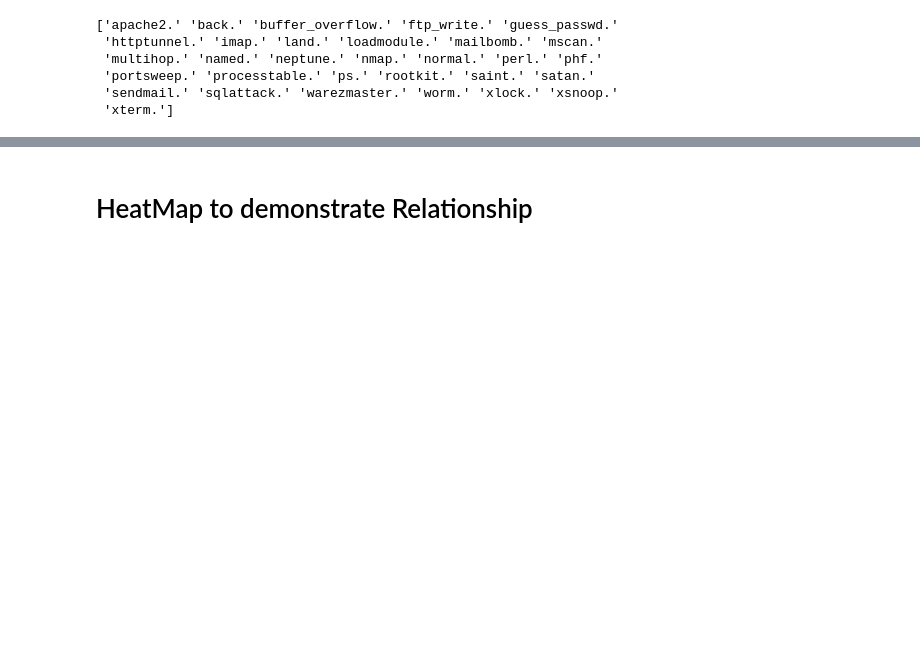
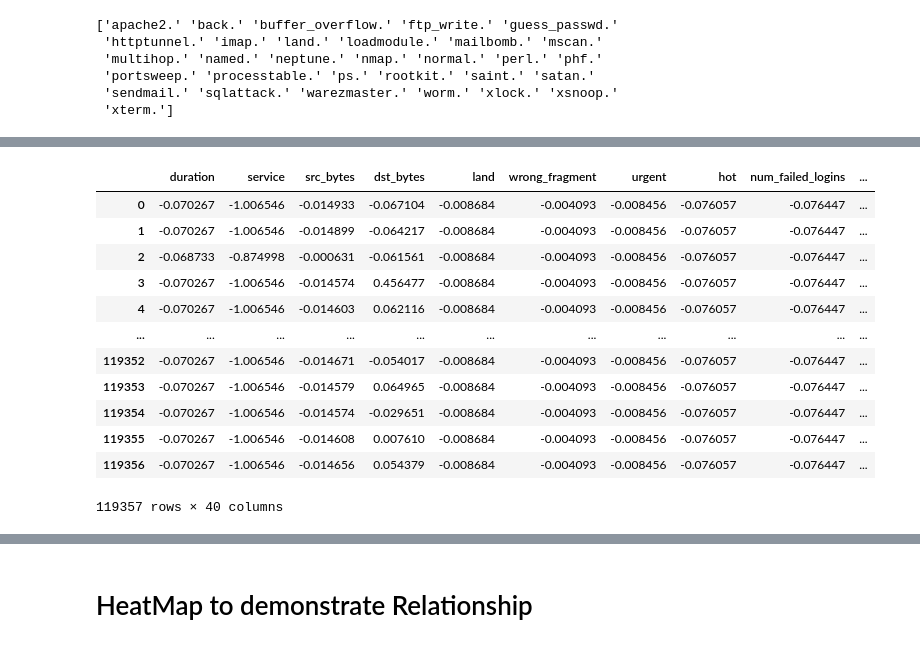
Before and after one commit to alankrit03/Final-Year-Project, a Jupyter notebook: tcp_model.ipynb, the cells around one changed output, grey strips where cells are left out. Saved outputs shown, nothing was run; the diff lists cells and outputs as text; code cells hidden in the pictures; blank space fills up the shorter version.

```diff
--- a/tcp_model.ipynb
+++ b/tcp_model.ipynb
@@ -75,0 +83,21 @@ for i in range(len(classes)):
+# %%
+from sklearn.preprocessing import StandardScaler
+
+new_df = StandardScaler().fit_transform(tcp)
+# %%
+new_df = pd.DataFrame(new_df,columns=tcp.columns)
+new_df
+# %% [output]
+|  | duration | service | src_bytes | dst_bytes | land | wrong_fragment | urgent | hot | num_failed_logins | ... |
+| 0 | -0.070267 | -1.006546 | -0.014933 | -0.067104 | -0.008684 | -0.004093 | -0.008456 | -0.076057 | -0.076447 | ... |
+| 1 | -0.070267 | -1.006546 | -0.014899 | -0.064217 | -0.008684 | -0.004093 | -0.008456 | -0.076057 | -0.076447 | ... |
+| 2 | -0.068733 | -0.874998 | -0.000631 | -0.061561 | -0.008684 | -0.004093 | -0.008456 | -0.076057 | -0.076447 | ... |
+| 3 | -0.070267 | -1.006546 | -0.014574 | 0.456477 | -0.008684 | -0.004093 | -0.008456 | -0.076057 | -0.076447 | ... |
+| 4 | -0.070267 | -1.006546 | -0.014603 | 0.062116 | -0.008684 | -0.004093 | -0.008456 | -0.076057 | -0.076447 | ... |
+| ... | ... | ... | ... | ... | ... | ... | ... | ... | ... | ... |
+| 119352 | -0.070267 | -1.006546 | -0.014671 | -0.054017 | -0.008684 | -0.004093 | -0.008456 | -0.076057 | -0.076447 | ... |
+| 119353 | -0.070267 | -1.006546 | -0.014579 | 0.064965 | -0.008684 | -0.004093 | -0.008456 | -0.076057 | -0.076447 | ... |
+| 119354 | -0.070267 | -1.006546 | -0.014574 | -0.029651 | -0.008684 | -0.004093 | -0.008456 | -0.076057 | -0.076447 | ... |
+| 119355 | -0.070267 | -1.006546 | -0.014608 | 0.007610 | -0.008684 | -0.004093 | -0.008456 | -0.076057 | -0.076447 | ... |
+| 119356 | -0.070267 | -1.006546 | -0.014656 | 0.054379 | -0.008684 | -0.004093 | -0.008456 | -0.076057 | -0.076447 | ... |
+119357 rows × 40 columns
```
Also changed, not shown: parts of 13 cells of this notebook, 2 other files.
